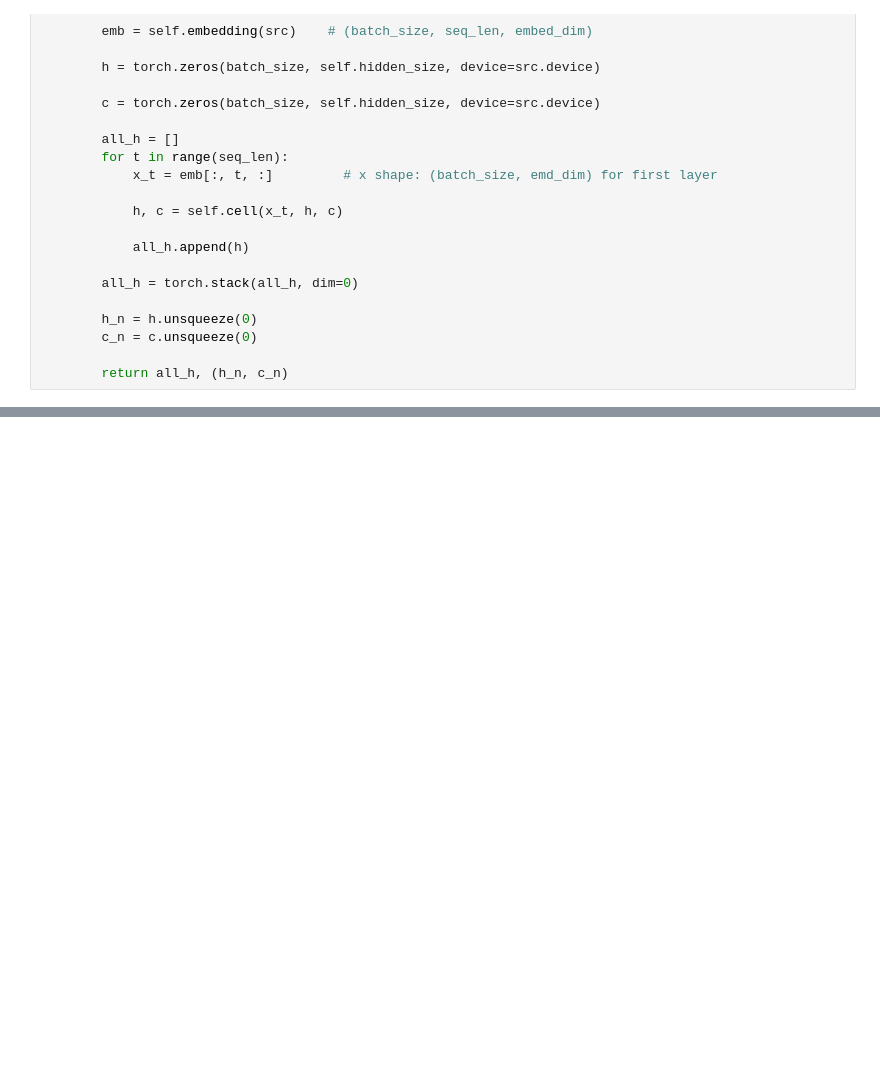
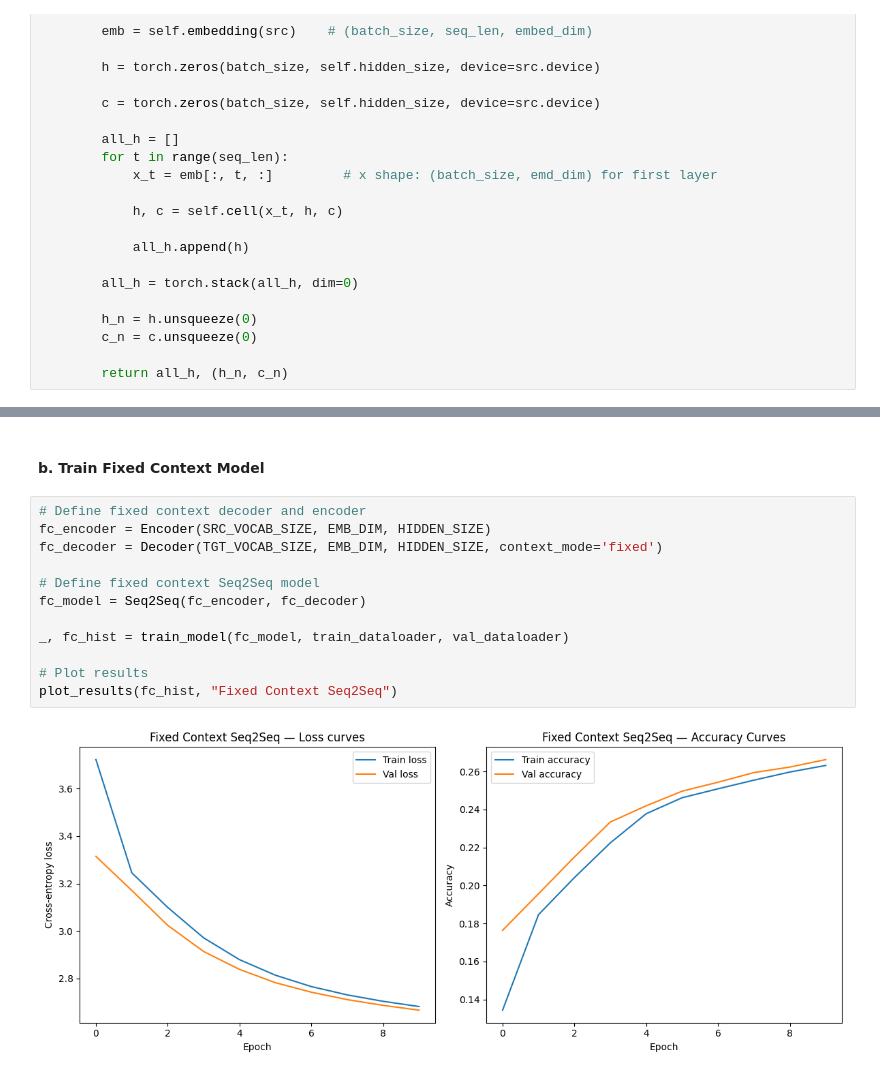
Before and after one commit to traceyomphile/A2, a Jupyter notebook: A2.ipynb, the cells around one changed output, grey strips where cells are left out. Saved outputs shown, nothing was run; the diff lists cells and outputs as text; blank space fills up the shorter version.

```diff
--- a/A2.ipynb
+++ b/A2.ipynb
@@ -596,0 +803,16 @@ class Seq2Seq(nn.Module):
+# %% [markdown]
+#### b. Train Fixed Context Model
+# %%
+# Define fixed context decoder and encoder
+fc_encoder = Encoder(SRC_VOCAB_SIZE, EMB_DIM, HIDDEN_SIZE)
+fc_decoder = Decoder(TGT_VOCAB_SIZE, EMB_DIM, HIDDEN_SIZE, context_mode='fixed')
+
+# Define fixed context Seq2Seq model
+fc_model = Seq2Seq(fc_encoder, fc_decoder)
+
+_, fc_hist = train_model(fc_model, train_dataloader, val_dataloader)
+
+# Plot results
+plot_results(fc_hist, "Fixed Context Seq2Seq")
+# %% [output]
+[figure, added]
```
Also changed, not shown: parts of 46 cells of this notebook.
